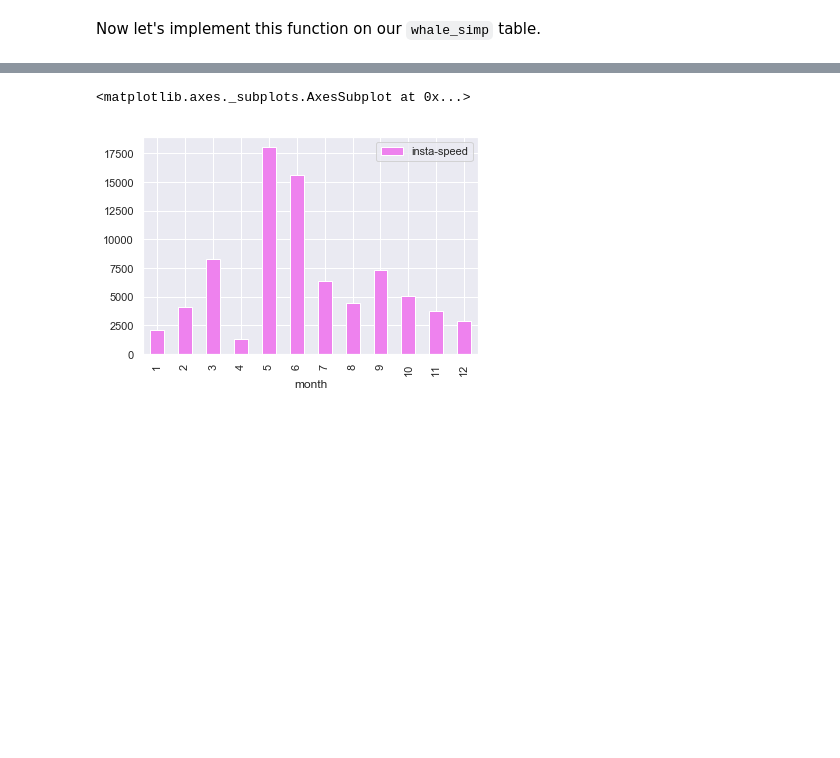
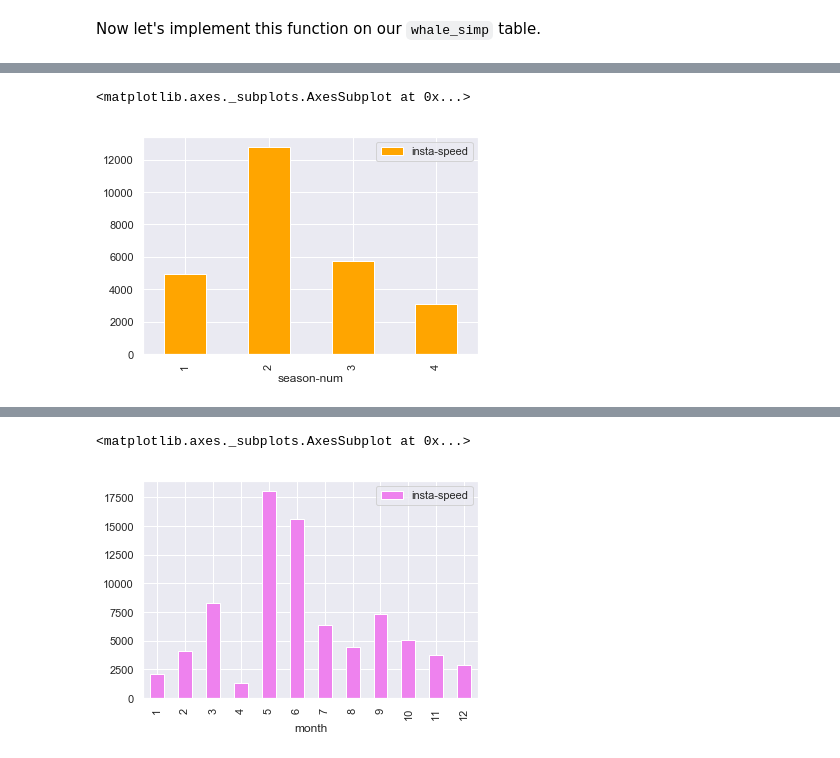
Before and after one commit to gigglypear/movebank_explore, a Jupyter notebook: code/Movebank Data Analysis Attempt.ipynb, the cells around one changed output, grey strips where cells are left out. Saved outputs shown, nothing was run; the diff lists cells and outputs as text; code cells hidden in the pictures; blank space fills up the shorter version.

```diff
--- a/code/Movebank Data Analysis Attempt.ipynb
+++ b/code/Movebank Data Analysis Attempt.ipynb
@@ -697,0 +706,3 @@ Let's also add a column for month.
+# %%
+whale_season_mean = whale_simp.groupby('season-num').mean()
+whale_season_mean
@@ -697,0 +716,5 @@ Let's also add a column for month.
+# %%
+whale_season_mean.plot.bar(y = 'insta-speed', color = 'orange')
+# %% [output]
+<matplotlib.axes._subplots.AxesSubplot at 0x...>
+[figure, added]
```
Also changed, not shown: parts of 24 cells of this notebook.
